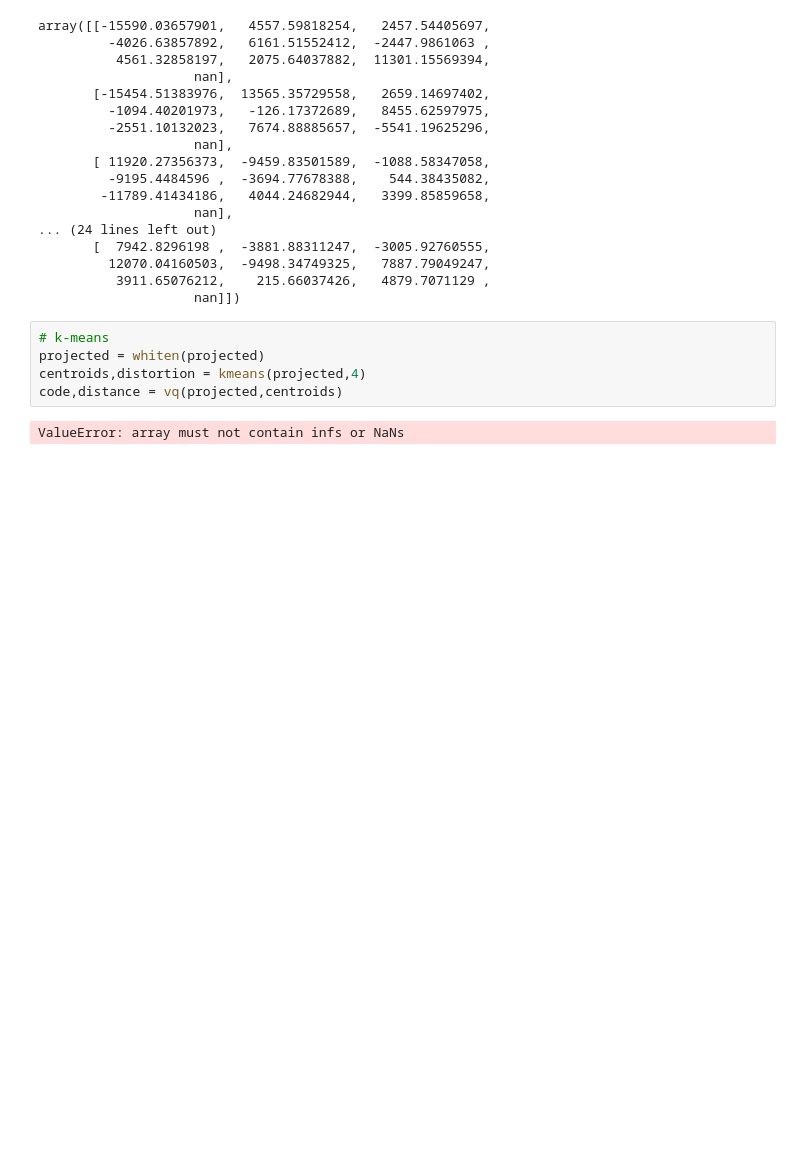
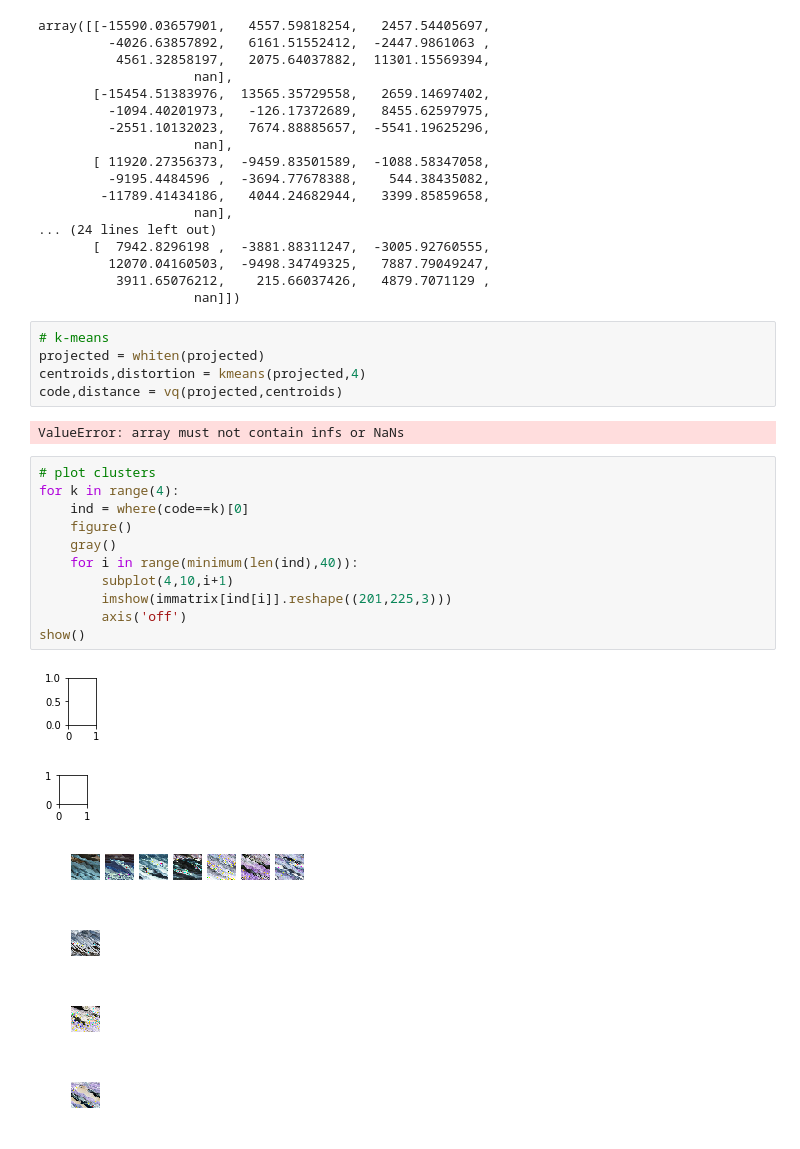
Before and after one commit to jeffreysternberg530/PCV, a Jupyter notebook: kmeans_clustering.ipynb, the cells around one changed output. Saved outputs shown, nothing was run; the diff lists cells and outputs as text; blank space fills up the shorter version.

```diff
--- a/kmeans_clustering.ipynb
+++ b/kmeans_clustering.ipynb
@@ -76,3 +76,21 @@ centroids,distortion = kmeans(projected,4)
 code,distance = vq(projected,centroids)
 # %% [output]
 ValueError: array must not contain infs or NaNs
+# %%
+# plot clusters
+for k in range(4):
+    ind = where(code==k)[0]
+    figure()
+    gray()
+    for i in range(minimum(len(ind),40)):
+        subplot(4,10,i+1)
+        imshow(immatrix[ind[i]].reshape((201,225,3)))
+        axis('off')
+show()
+# %% [output]
+[figure, added]
+[figure, added]
+[figure, added]
+[figure, added]
+[figure, added]
+[figure, added]
```
Also changed, not shown: 5 other files.
